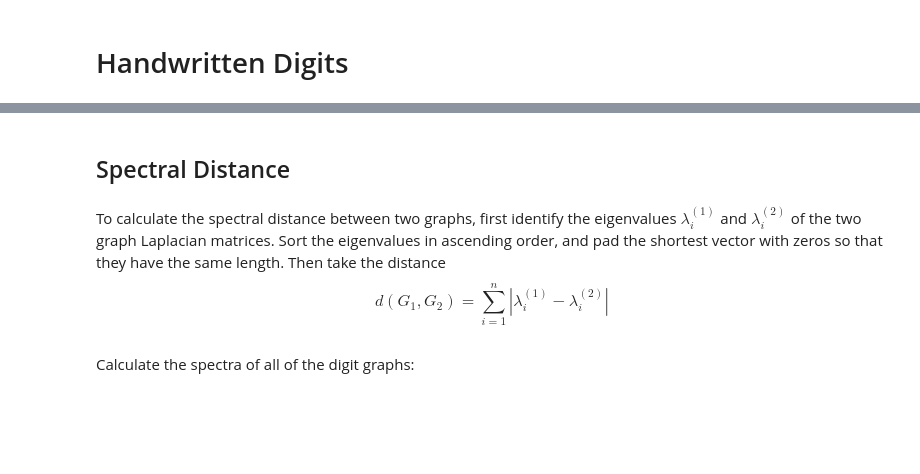
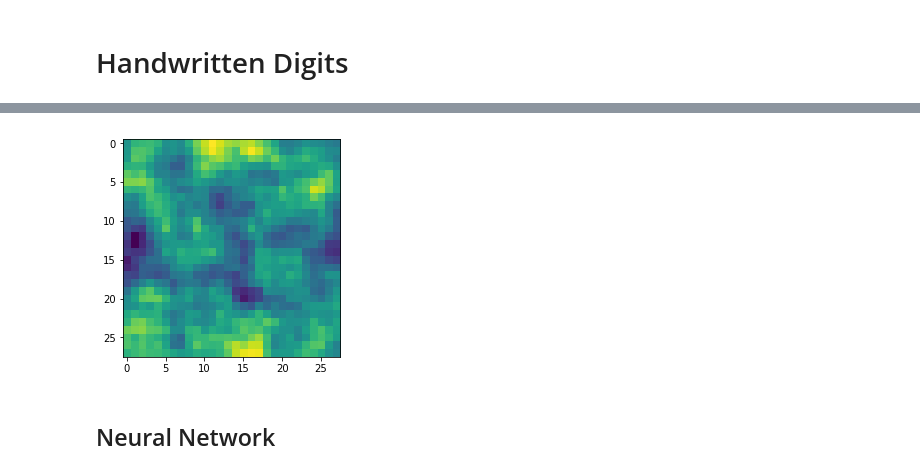
Before and after one commit to MinhTranCA/graph-similarity-1, a Jupyter notebook: notebooks/Handwritten Digits.ipynb, the cells around one changed output, grey strips where cells are left out. Cells and saved outputs as stored; diff of their text form; code cells hidden in the pictures; blank space fills up the shorter version.

Commit message:
Starting to implement neural net

```diff
--- a/notebooks/Handwritten Digits.ipynb
+++ b/notebooks/Handwritten Digits.ipynb
@@ -21,7 +91,26 @@ The MNIST_DATA class contains a function which converts the grayscale digit into
+# %%
+size = 28 ** 2
+
+def filter(img, W):
+
+    # Calculate Fourier transform of image
+    img_hat = np.dot(np.transpose(U), img)
+
+    # Get convolution in frequency domain
+    h_hat = np.empty(size)
+    for k in range(size):
+        g_hat = np.polynomial.chebyshev.chebval(lamb[k] - 1, W[k, :])
+        h_hat[k] = img_hat[k] * g_hat
+
+    # Return convolution in vertex domain
+    return np.dot(U, h_hat)
+
+W = np.random.normal(0, 1e-2, (size, size))
+H = filter(img, W)
+H_img = np.reshape(H, (28, 28))
+plt.imshow(H_img)
+plt.show()
+# %% [output]
+[figure, added]
 # %% [markdown]
-<h2>Spectral Distance</h2>
+<h2>Neural Network</h2>
-# %% [markdown]
-To calculate the spectral distance between two graphs, first identify the eigenvalues $\lambda_i^{(1)}$ and $\lambda_i^{(2)}$ of the two graph Laplacian matrices. Sort the eigenvalues in ascending order, and pad the shortest vector with zeros so that they have the same length. Then take the distance
-\begin{equation}
-d(G_1, G_2) = \sum_{i = 1}^n \left| \lambda_i^{(1)} - \lambda_i^{(2)} \right|
-\end{equation}
@@ -37,2 +116,0 @@ def spectrum(idx):
-# %% [markdown]
-Calculate the spectra of all of the digit graphs:
```
Also changed, not shown: parts of 23 cells of this notebook.
